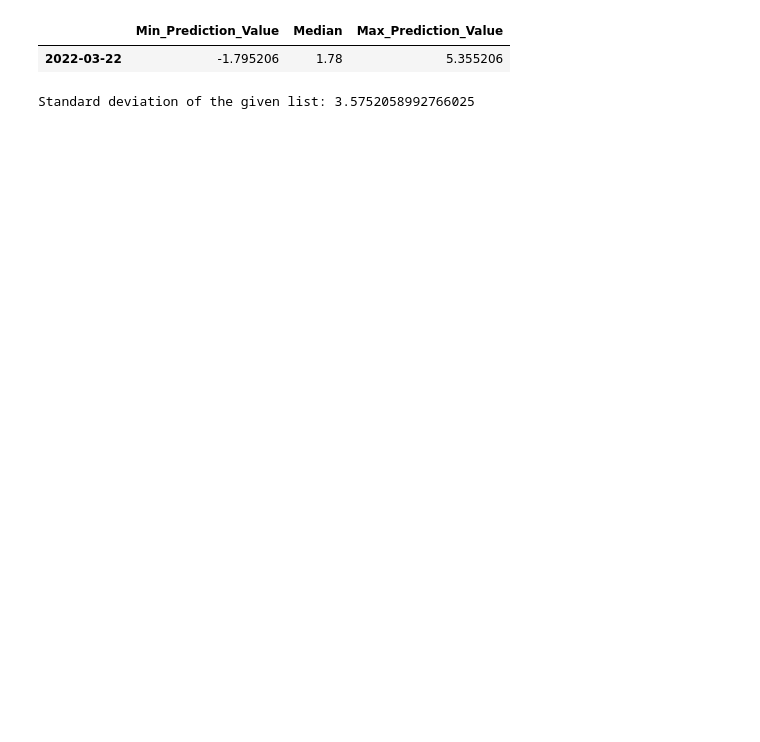
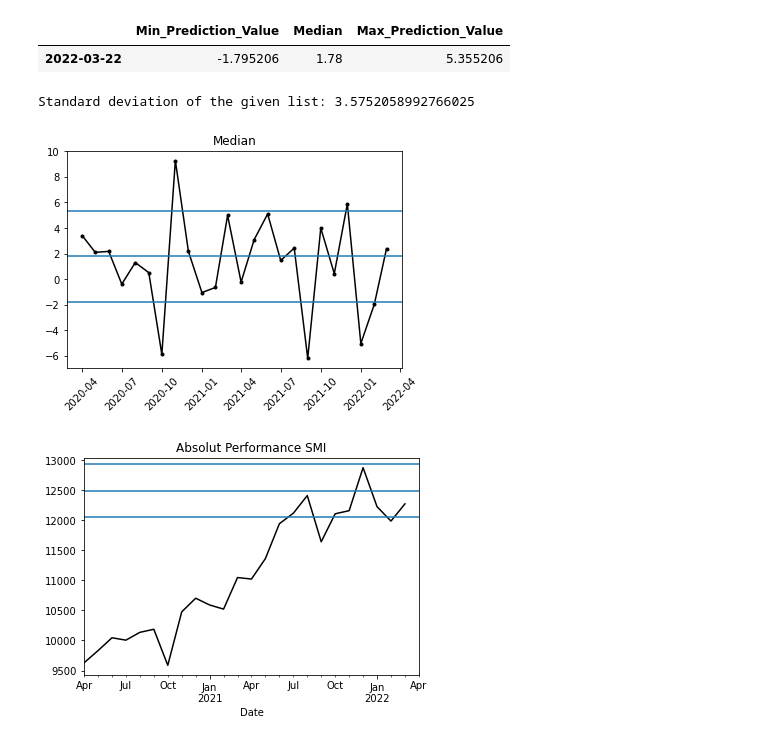
Before and after one commit to TobiasFatzer/STAT_Abgabe, a Jupyter notebook: STAT.ipynb, the cells around one changed output. Saved outputs shown, nothing was run; the diff lists cells and outputs as text; code cells hidden in the pictures; blank space fills up the shorter version.

```diff
--- a/STAT.ipynb
+++ b/STAT.ipynb
@@ -118,3 +99,33 @@ st_dev = statistics.pstdev(dataframe['Renditeverteilung'])
 print("Standard deviation of the given list: " + str(st_dev))
 # %% [output]
 Standard deviation of the given list: 3.5752058992766025
+# %%
+
+#Generates Plot chart with Median as line.
+plt.figure()
+plt.plot(dataframe.index,dataframe['Renditeverteilung'], '.-', color='black')
+plt.axhline(y=dataframe['Renditeverteilung'].median() + statistics.pstdev(dataframe['Renditeverteilung']))
+plt.axhline(y=dataframe['Renditeverteilung'].median())
+plt.axhline(y=dataframe['Renditeverteilung'].median() - statistics.pstdev(dataframe['Renditeverteilung']))
+
+plt.title('Median')
+plt.xticks(rotation=45)
+plt.show()
+
+
+#Graph Calc
+dataframe = dataframe.append(pd.Series(name=pd.to_datetime('2022-04-01')))
+
+dataframe["Close"].plot(title="Absolut Performance SMI", color='black')
+value = dataframe['Close'][len(dataframe['Close'])-2] * (dataframe['Renditeverteilung'].median() / 100 + 1)
+plt.axhline(y=value)
+plt.axhline(y=dataframe['Close'][len(dataframe['Close'])-2] * (df['Max_Prediction_Value'][len(df['Max_Prediction_Value'])-2]  / 100 + 1))
+plt.axhline(y=dataframe['Close'][len(dataframe['Close'])-2] * (df['Min_Prediction_Value'][len(df['Max_Prediction_Value'])-2]  / 100 + 1))
+plt.show()
+
+dataframe.drop(dataframe.tail(1).index,inplace=True) # drop last n rows
+
+dataframe
+# %% [output]
+[figure, added]
+[figure, added]
```
Also changed, not shown: parts of 8 cells of this notebook.
